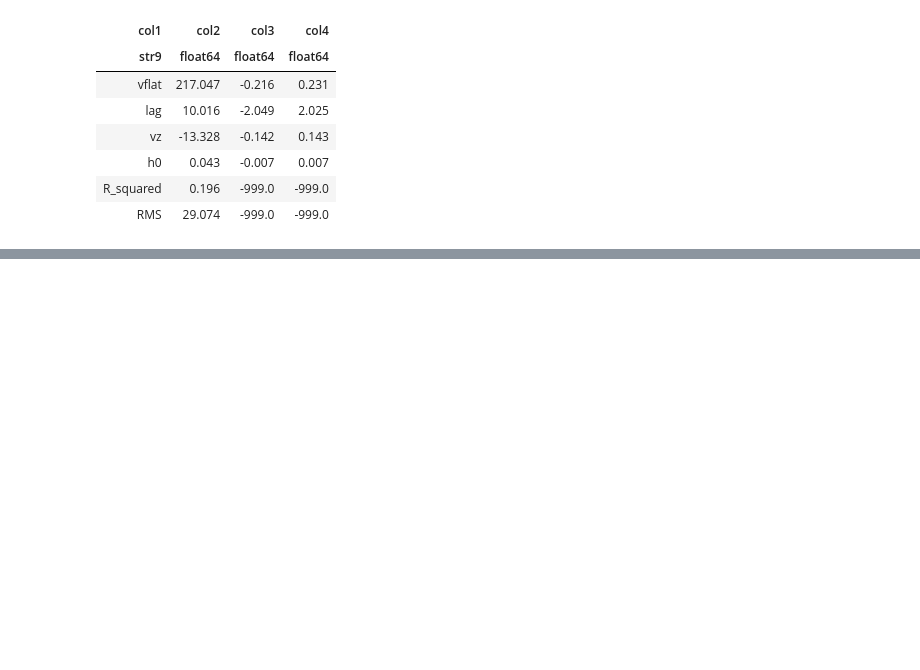
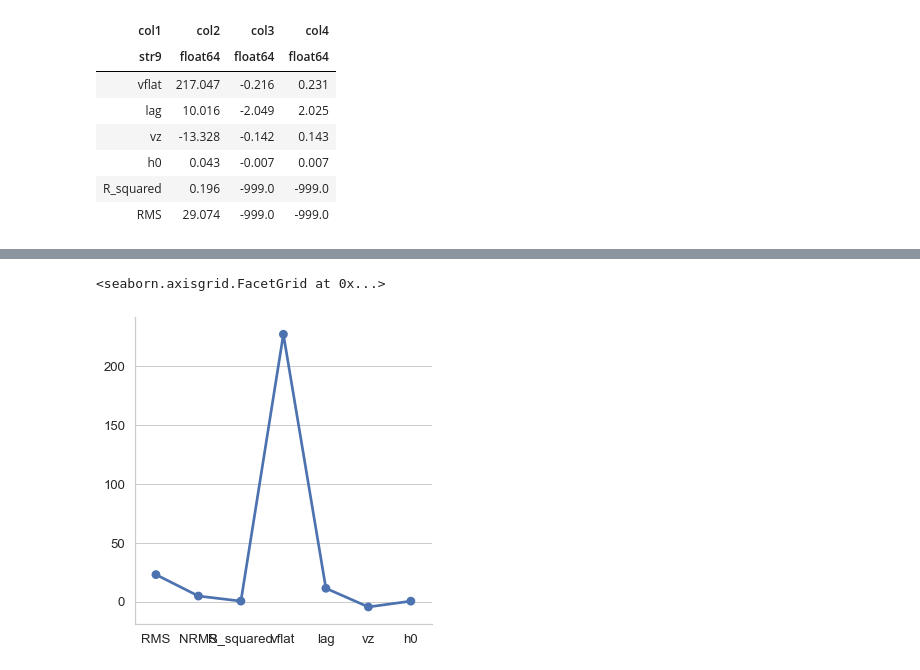
Before and after one commit to hvbish/DHmodels, a Jupyter notebook: DHmodels_analysis.ipynb, the cells around one changed output, grey strips where cells are left out. Saved outputs shown, nothing was run; the diff lists cells and outputs as text; code cells hidden in the pictures; blank space fills up the shorter version.

```diff
--- a/DHmodels_analysis.ipynb
+++ b/DHmodels_analysis.ipynb
@@ -203,0 +375,7 @@ ax.set_xlabel('X_axis',fontsize=20);
+# %%
+df3 = pd_runs[['model','ion','RMS','NRMS','R_squared','vflat','lag','vz','h0']]#[pd_runs['model'] != 'RadialVerticalExponential']
+# %%
+sns.catplot(data=df3, cat='ion',orient="v", kind="point")
+# %% [output]
+<seaborn.axisgrid.FacetGrid at 0x...>
+[figure, added]
```
Also changed, not shown: parts of 22 cells of this notebook, 2 other files.
